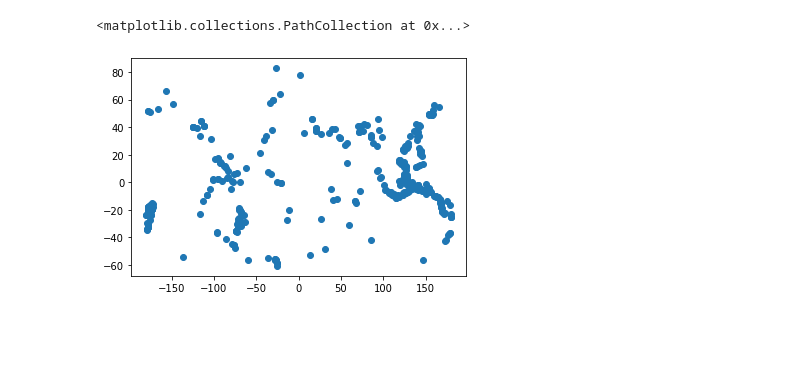
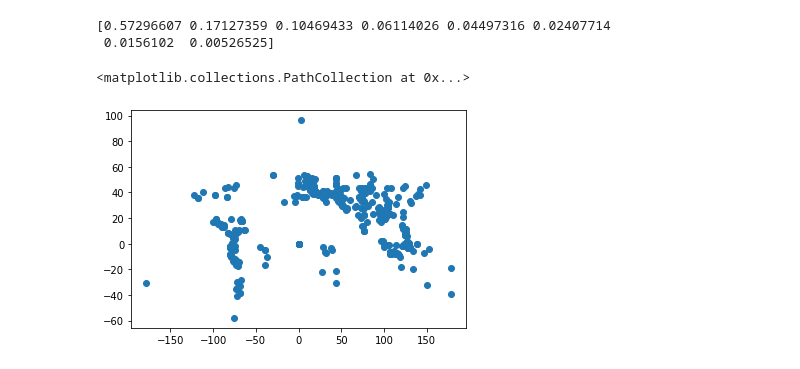
Before and after one commit to pmundot/Earthquakes, a Jupyter notebook: USGS_Data_Scrape_and _Map.ipynb, the cells around one changed output. Cells and saved outputs as stored; diff of their text form; code cells hidden in the pictures; blank space fills up the shorter version.

```diff
--- a/USGS_Data_Scrape_and _Map.ipynb
+++ b/USGS_Data_Scrape_and _Map.ipynb
@@ -6,6 +6,9 @@ import scipy as sci
 from requests import get
 import folium
 from geopy.geocoders import ArcGIS
+plt.style.use('ggplot')
+%matplotlib inline
+plt.rcParams['figure.figsize'] = (10, 10)
 # %%
 url = 'http://feed.unmung.com/feed?feed=http://earthquake.usgs.gov/earthquakes/feed/v1.0/summary/4.5+_month.atom'
 # %%
@@ -146,8 +217,14 @@ sca=scale(dat)
+# %%
+var_ratio = pca_model.explained_variance_ratio_
+print(var_ratio)
+# %% [output]
+[0.57296607 0.17127359 0.10469433 0.06114026 0.04497316 0.02407714
+ 0.0156102  0.00526525]
 # %%
 import matplotlib.pyplot as plt
 from matplotlib.colors import ListedColormap
 cmap = ListedColormap(["#e41a1c","#984ea3","#a65628","#377eb8"])
-plt.scatter(Current['longitude'],Current['lattitude'])
+plt.scatter(Database['Long'],Database['Lat'])
 # %% [output]
 <matplotlib.collections.PathCollection at 0x...>
-[figure, old version]
+[figure, new version]
```
Also changed, not shown: parts of 12 cells of this notebook, 3 other files.
